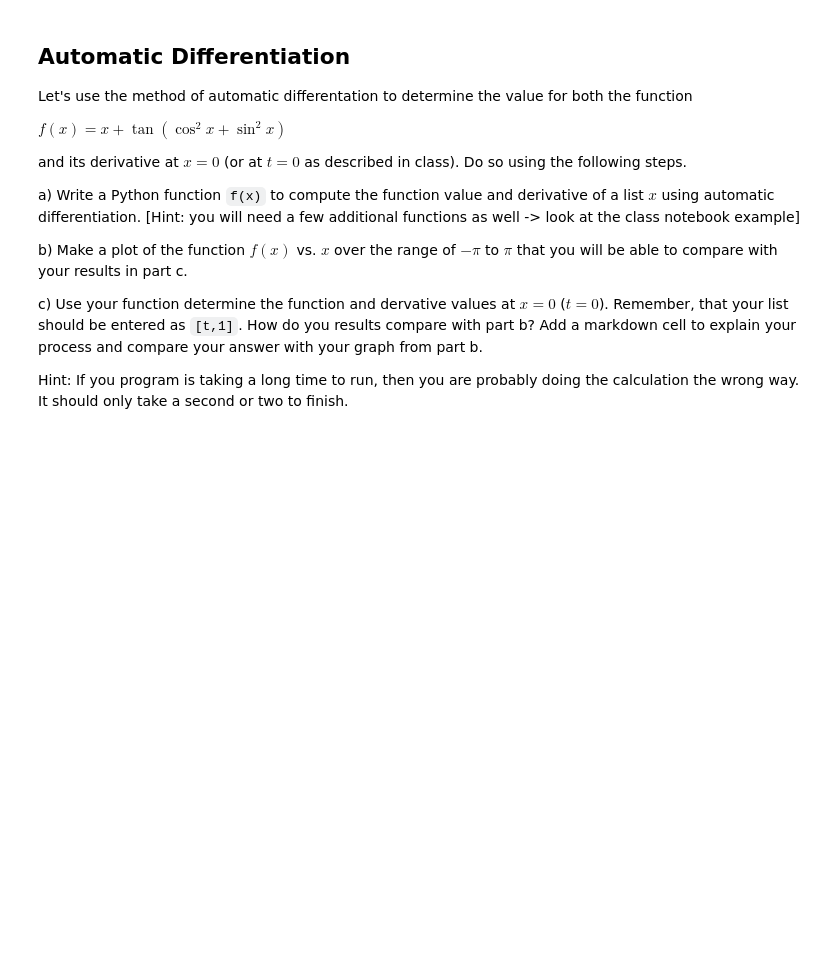
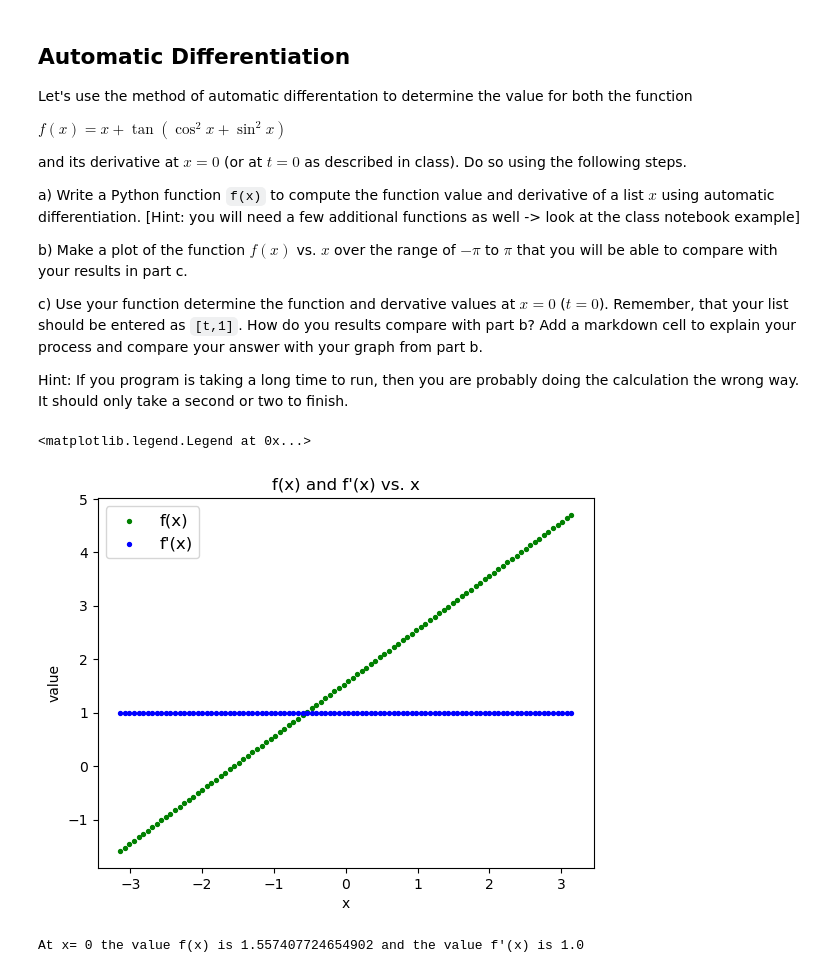
Before and after one commit to LDeGroot-Wooster/CompPhys26, a Jupyter notebook: Labs/LabAssignment10_S26.ipynb, the cells around one changed output. Saved outputs shown, nothing was run; the diff lists cells and outputs as text; code cells hidden in the pictures; blank space fills up the shorter version.

```diff
--- a/Labs/LabAssignment10_S26.ipynb
+++ b/Labs/LabAssignment10_S26.ipynb
@@ -22,5 +25,8 @@ I don't want to do this by hand, so let's do it computationally.
 *Note: don't forget to put brief comments in your code*
 # %% [markdown]
 #### Step 1: Define the function `f(x)` that returns the function $f(x)$ from above.
+# %%
+def f(x):
+    return (1-np.cos(x))/(x**2)
 # %% [markdown]
 #### Step 2: Define functions that call on your function from step 1 to calculate the front, back, and central difference first derivatives of $f(x)$ at a specific location $x$.
@@ -38,5 +215,9 @@ Let's take the second derivative of the function from above.
 *Note: don't forget to put brief comments in your code*
 # %% [markdown]
 #### Step 1: Define functions that call on your function from step 1 above to calculate the second derivative of $f(x)$ at a specific location $x$ using central difference.
+# %%
+#function to calculate second derivative
+def sec_diff(f,x,h):
+    return (f(x+h)-2*f(x)+f(x-h))/(h**2)
 # %% [markdown]
 #### Step 2: Evalute the second derivative at $x = 0.004$ using a range of $h$ values from `1e-1` to `1e-12`.
@@ -44,0 +264,6 @@ Let's take the second derivative of the function from above.
+# %%
+def f_prime_prime(x):
+    return ((x**2*np.cos(x))-(4*x*np.sin(x))-(6*np.cos(x))+6)/(x**4)
+
+true_val_sec = f_prime_prime(x)
+print(true_val_sec)
@@ -45,2 +272,13 @@ Let's take the second derivative of the function from above.
 # %% [markdown]
 #### Step 4: Computationally compare your calculated answer to the true value for each $h$ value. Include a markdown explaining the process and result.
+# %%
+#calculates error for second dierivative for each value of x
+sec_err = []
+for i in range(len(h_vals)):
+    sec_err.append(np.abs(sec_res[i]-true_val_sec))
+
+#use formatting to print results of above calculations
+print("h                sec deriv true value   sec deriv estimate       sec deriv error")
+rowf = "{0:1.13f}  {1:1.16f}    {2:1.16f}       {3:1.16f}"
+for i in range(len(h_vals)):
+    print(rowf.format(h_vals[i],true_val_sec,sec_res[i],sec_err[i]))
@@ -66,4 +357,31 @@ Hint: If you program is taking a long time to run, then you are probably doing t
 # %%
 # part b
+#create arrays to store values of x, f(x) and f'(x)
+x_vals = np.linspace(-math.pi,math.pi,100)
+f_vals = np.zeros(len(x_vals))
+df_vals = np.zeros(len(x_vals))
+
+#calculate f and f'(x) for all values of x
+for i in range(len(x_vals)):
+    f_vals[i]= f([x_vals[i],1])[0]
+    df_vals[i] = f([x_vals[i],1])[1]
+
+#make plot of f(x) and f'(x)
+plt.scatter(x_vals, f_vals, c = "green", s=8, label = "f(x)")
+plt.scatter(x_vals, df_vals, c = "blue", s=8, label = "f'(x)")
+plt.xlabel("x")
+plt.ylabel("value")
+plt.title("f(x) and f'(x) vs. x")
+plt.legend(fontsize = 12)
+# %% [output]
+<matplotlib.legend.Legend at 0x...>
+[figure, added]
 # %%
 # part c
+x = 0
+f_0 = f([x,1])[0]
+f_prime_0 = f([x,1])[1]
+
+print("At x=",x,"the value f(x) is",f_0,"and the value f'(x) is",f_prime_0)
+# %% [output]
+At x= 0 the value f(x) is 1.557407724654902 and the value f'(x) is 1.0
```
Also changed, not shown: parts of 16 cells of this notebook.
